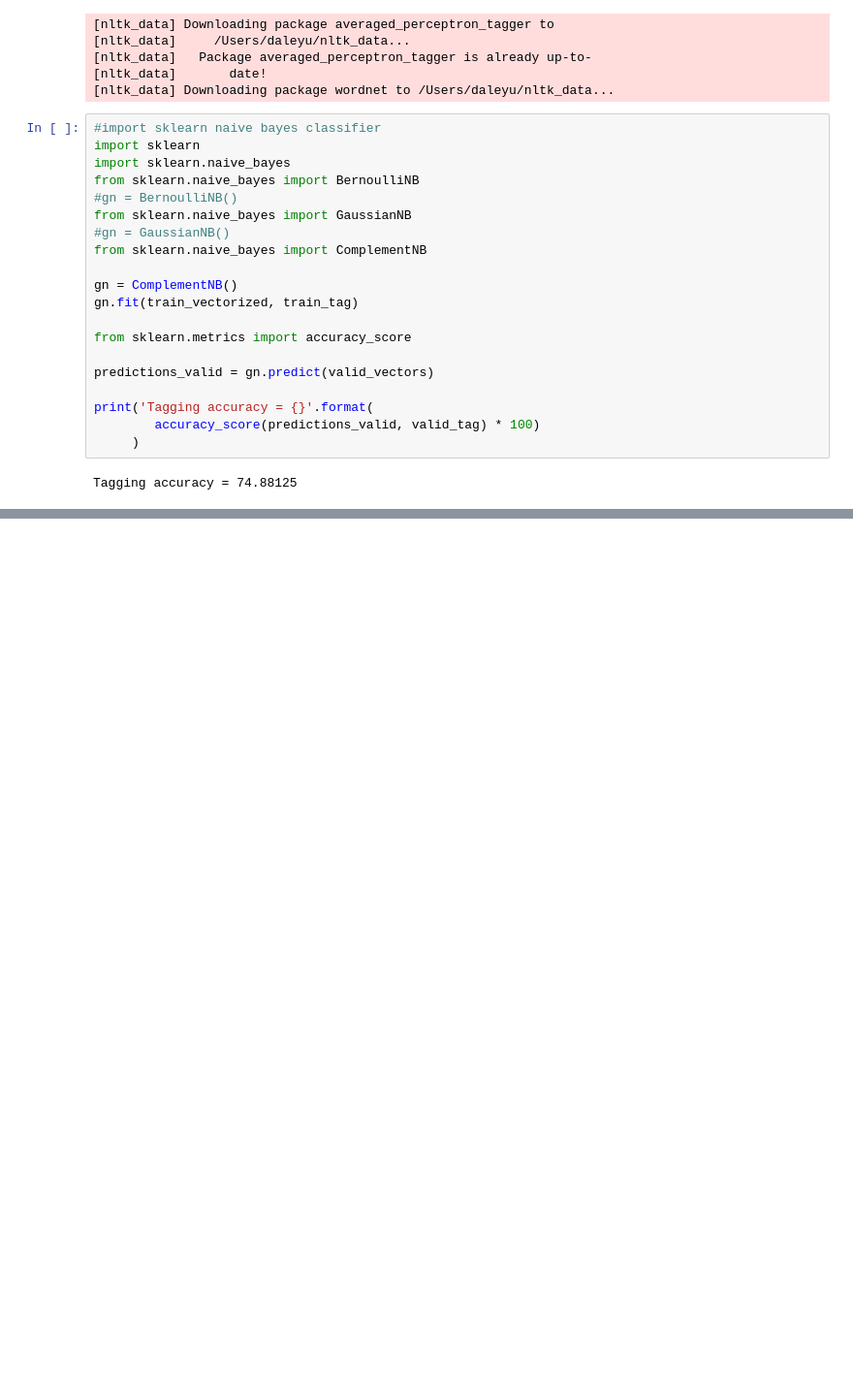
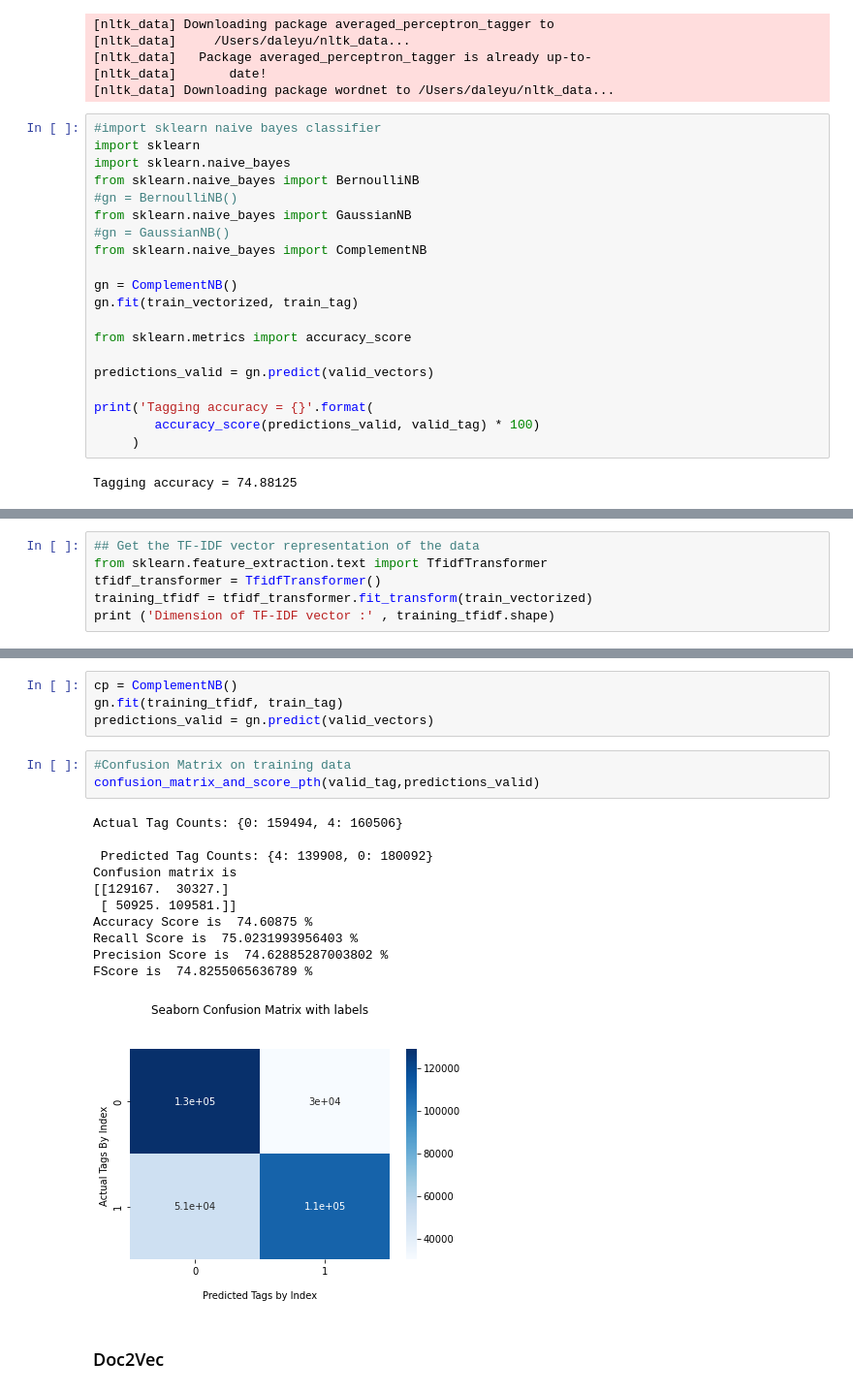
Before and after one commit to daleyu/twitter_nlp, a Jupyter notebook: twitter.ipynb, the cells around one changed output, grey strips where cells are left out. Shown: that part at 97% size. Saved outputs shown, nothing was run; the diff lists cells and outputs as text; blank space fills up the shorter version.

```diff
--- a/twitter.ipynb
+++ b/twitter.ipynb
@@ -271,0 +274,6 @@ Tagging accuracy = 74.88125
+# %%
+## Get the TF-IDF vector representation of the data
+from sklearn.feature_extraction.text import TfidfTransformer
+tfidf_transformer = TfidfTransformer()
+training_tfidf = tfidf_transformer.fit_transform(train_vectorized)
+print ('Dimension of TF-IDF vector :' , training_tfidf.shape)
@@ -271,0 +371,21 @@ Tagging accuracy = 74.88125
+# %%
+cp = ComplementNB()
+gn.fit(training_tfidf, train_tag)
+predictions_valid = gn.predict(valid_vectors)
+# %%
+#Confusion Matrix on training data
+confusion_matrix_and_score_pth(valid_tag,predictions_valid)
+# %% [output]
+Actual Tag Counts: {0: 159494, 4: 160506}
+
+ Predicted Tag Counts: {4: 139908, 0: 180092}
+Confusion matrix is
+[[129167.  30327.]
+ [ 50925. 109581.]]
+Accuracy Score is  74.60875 %
+Recall Score is  75.0231993956403 %
+Precision Score is  74.62885287003802 %
+FScore is  74.8255065636789 %
+[figure, added]
+# %% [markdown]
+### Doc2Vec
```
Also changed, not shown: parts of 4 cells of this notebook.
